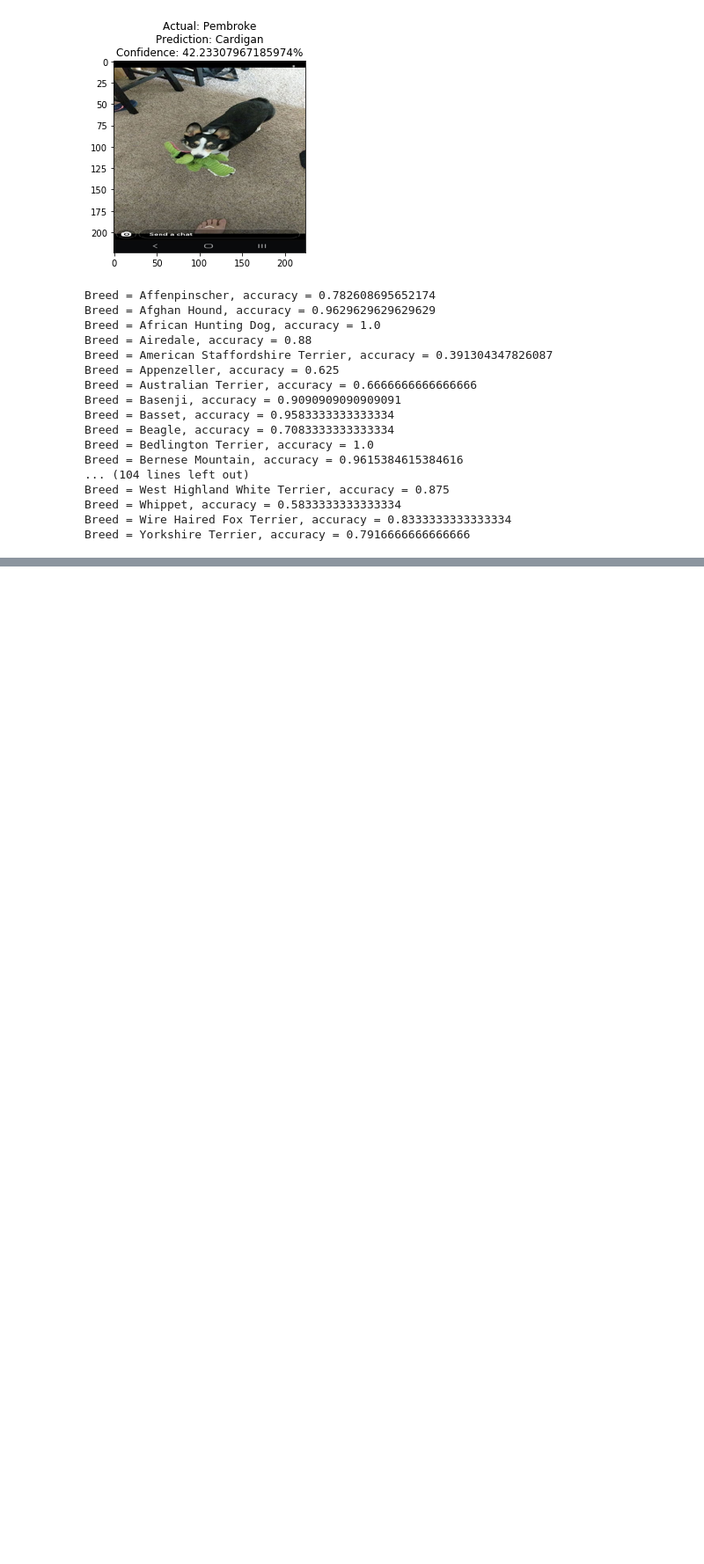
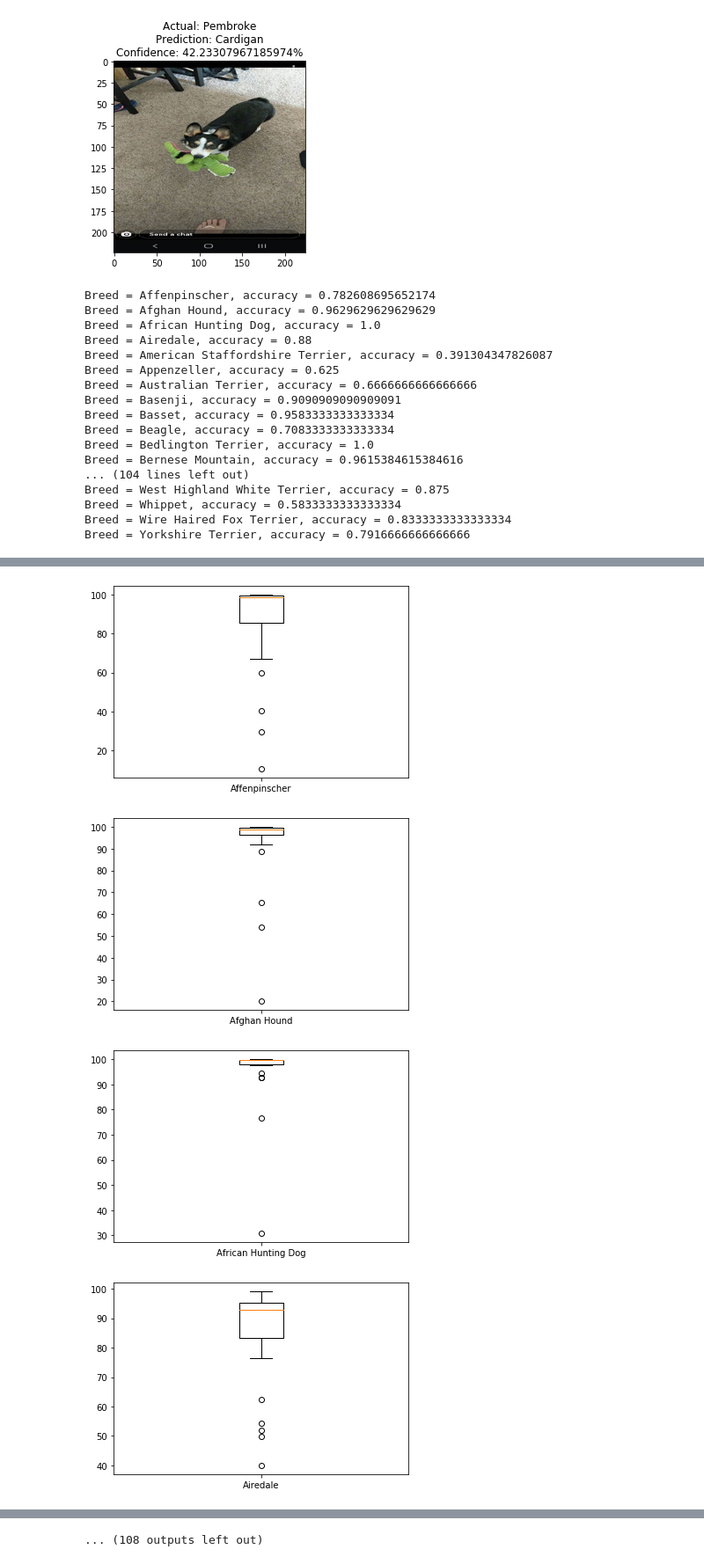
Before and after one commit to 15dani1/WoofCheck, a Jupyter notebook: WoofCheck_ML/Woofcheck_analysis.ipynb, the cells around one changed output, grey strips where cells are left out. Shown at 88% size. Saved outputs shown, nothing was run; the diff lists cells and outputs as text; code cells hidden in the pictures; blank space fills up the shorter version.

```diff
--- a/WoofCheck_ML/Woofcheck_analysis.ipynb
+++ b/WoofCheck_ML/Woofcheck_analysis.ipynb
@@ -304,0 +304,26 @@ plt.show()
+# %%
+#let's do boxplots on confidence for each breed!
+DIR = "./dataset/test_images/"
+breed_confidences = []
+#new_labels = labels[80]:
+for label in labels:
+    this_breed_confidence = []
+    breed_dir = DIR + label
+    for filename in os.listdir(breed_dir):
+        test_image=Image.open(breed_dir + "/" + filename).resize(dim)
+        test_image = np.array(test_image)/255.0
+        outputs = model.predict(test_image[np.newaxis, ...])
+        index = np.argmax(outputs[0],axis=-1)
+        prediction = labels[index]
+        confidence = outputs[0][index]*100
+        this_breed_confidence.append(confidence)
+    breed_confidences.append(this_breed_confidence)
+
+for i in range(len(breed_confidences)):
+    plt.boxplot([breed_confidences[i]],vert=True,labels=[labels[i]], showfliers=True)
+    plt.show()
+# %% [output]
+[figure, added]
+[figure, added]
+[figure, added]
+[figure, added]
@@ -304,0 +338 @@ plt.show()
+... (108 outputs left out)
```
Also changed, not shown: parts of 4 cells of this notebook.
